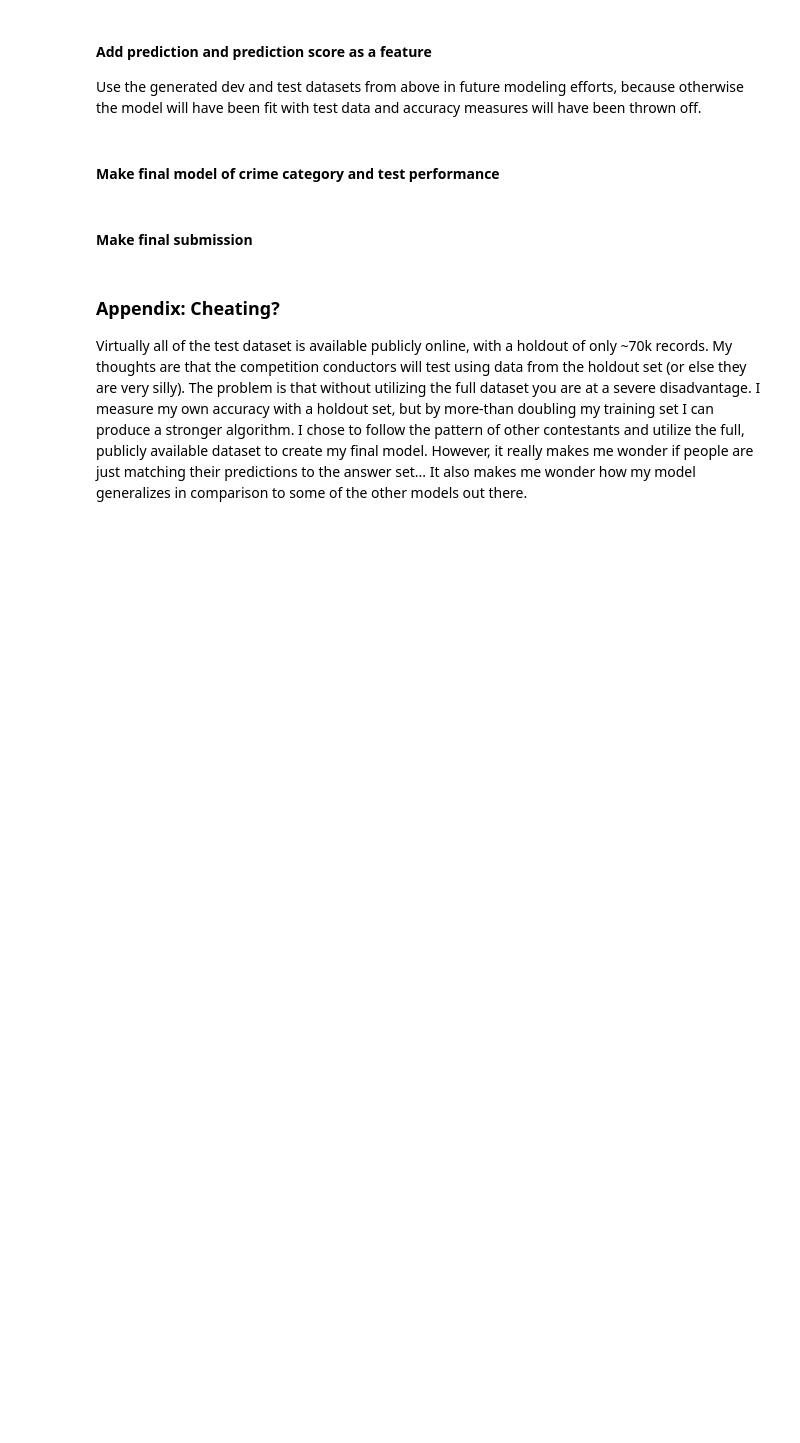
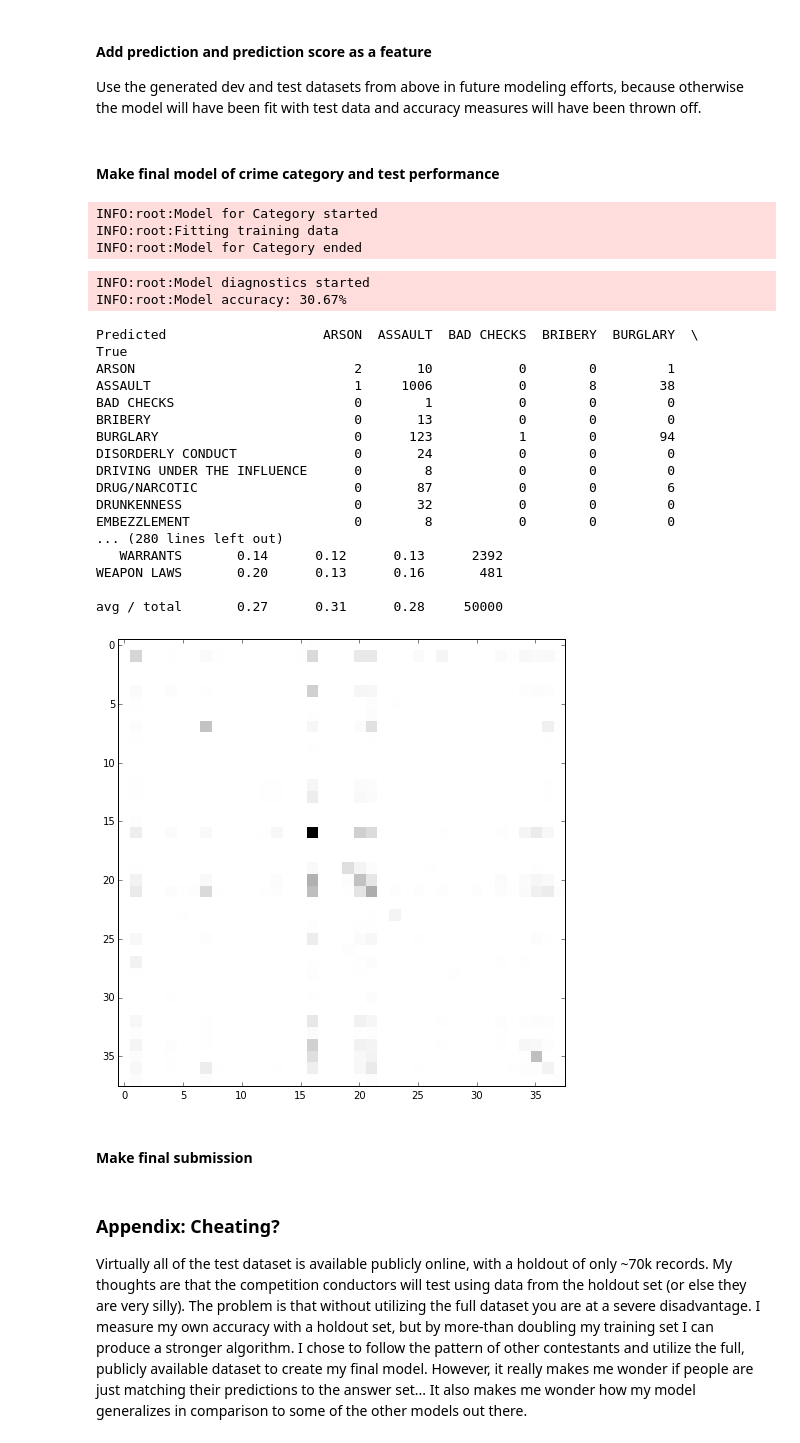
Before and after one commit to bshurick/ischool, a Jupyter notebook: Machine Learning/Final Project/brandon_shurick_p4.ipynb, the cells around one changed output. Drawn from its saved outputs; the diff is of its cells as text; code cells hidden in the pictures; blank space fills up the shorter version.

```diff
--- a/Machine Learning/Final Project/brandon_shurick_p4.ipynb
+++ b/Machine Learning/Final Project/brandon_shurick_p4.ipynb
@@ -1929,7 +1931,7 @@ def make_pipeline(model_fields,categorical_fields):
     le = MultiColumnLabelEncoder()
     cf = [i for i,x in enumerate(model_fields) if x in categorical_fields]
     ohe = OneHotEncoder(categorical_features=cf,sparse=True)
-    svd = TruncatedSVD(n_components=50)
+    svd = TruncatedSVD(n_components=40)
     ss = StandardScaler()
     rf = RandomForestClassifier(n_estimators=100,n_jobs=1)
     lr = LogisticRegression(C=0.01,solver='lbfgs'\
@@ -2002,10 +2026,6 @@ dev_train['cid_pred_score'] = \
 dev_test['cid_prediction'] = pl_metaclass.predict(dev_test[model_fields])
 dev_test['cid_pred_score'] = \
     np.max(pl_metaclass.predict_proba(dev_test[model_fields]),axis=1)
-# %%
-dev_test['cid_prediction'] = pl_metaclass.predict(dev_test[model_fields])
-dev_test['cid_pred_score'] = \
-    np.max(pl_metaclass.predict_proba(dev_test[model_fields]),axis=1)
 # %%
 test_raw['cid_prediction'] = pl_metaclass.predict(test_raw[model_fields])
 test_raw['cid_pred_score'] = \
@@ -2029,23 +2049,48 @@ def predict_category(pl):
 logger.info('Model for Category started')
 pl_category = predict_category(pl)
 logger.info('Model for Category ended')
+# %% [output]
+INFO:root:Model for Category started
+INFO:root:Fitting training data
+INFO:root:Model for Category ended
 # %%
 logger.info('Model diagnostics started')
 logger.info('Model accuracy: {}%'.format(round(pl_category.score(dev_test, \
                                              dev_test_labels_cat),4)*100))
 predictions = pl_category.predict(dev_test)
 conf = confusion_matrix(dev_test_labels_cat, predictions)
 plt.imshow(conf, cmap='binary',interpolation='nearest')
 print pd.crosstab(dev_test_labels_cat, predictions, \
                   rownames=['True'], colnames=['Predicted'], \
                   margins=True)
 print 'F1 Score: {}%'.format(round(f1_score(\
                     dev_test_labels_cat
                     ,predictions\
                     ,average='weighted')*100,2))
 print classification_report(\
                     dev_test_labels_cat\
-                    ,predictions\)
+                    ,predictions)
+# %% [output]
+INFO:root:Model diagnostics started
+INFO:root:Model accuracy: 30.67%
+Predicted                    ARSON  ASSAULT  BAD CHECKS  BRIBERY  BURGLARY  \
+True
+ARSON                            2       10           0        0         1
+ASSAULT                          1     1006           0        8        38
+BAD CHECKS                       0        1           0        0         0
+BRIBERY                          0       13           0        0         0
+BURGLARY                         0      123           1        0        94
+DISORDERLY CONDUCT               0       24           0        0         0
+DRIVING UNDER THE INFLUENCE      0        8           0        0         0
+DRUG/NARCOTIC                    0       87           0        0         6
+DRUNKENNESS                      0       32           0        0         0
+EMBEZZLEMENT                     0        8           0        0         0
+... (280 lines left out)
+   WARRANTS       0.14      0.12      0.13      2392
+WEAPON LAWS       0.20      0.13      0.16       481
+
+avg / total       0.27      0.31      0.28     50000
+[figure, added]
 # %% [markdown]
 #### Make final submission
 # %%
```
Also changed, not shown: parts of 5 cells of this notebook.
